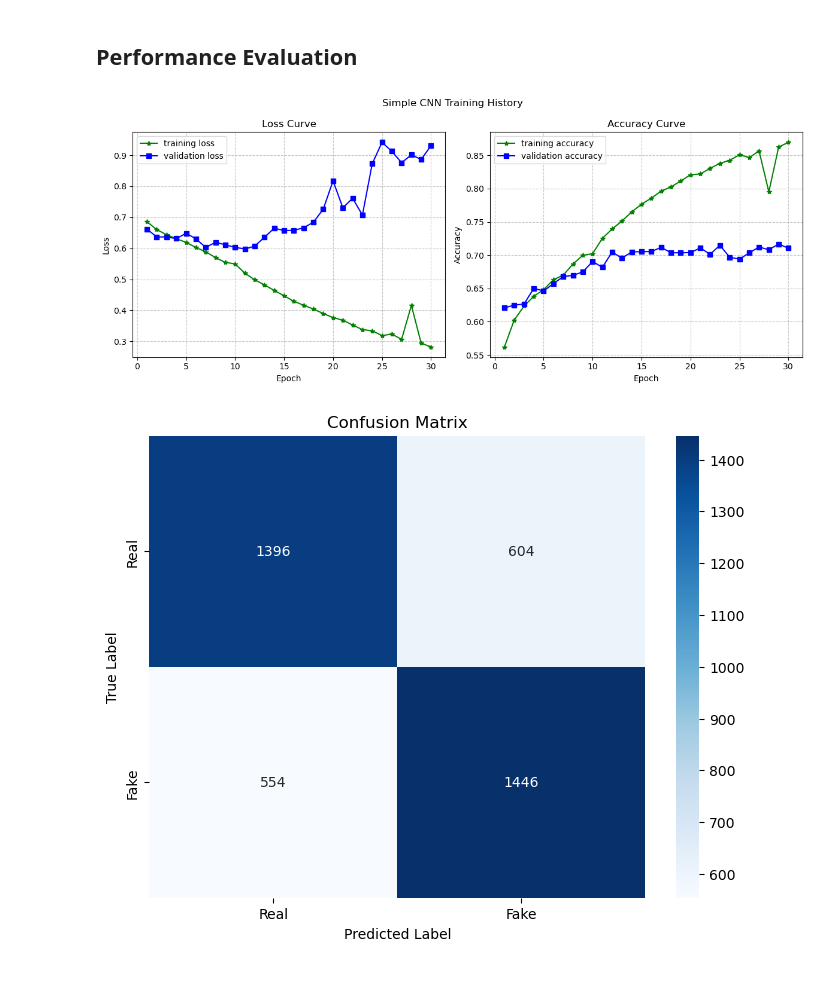
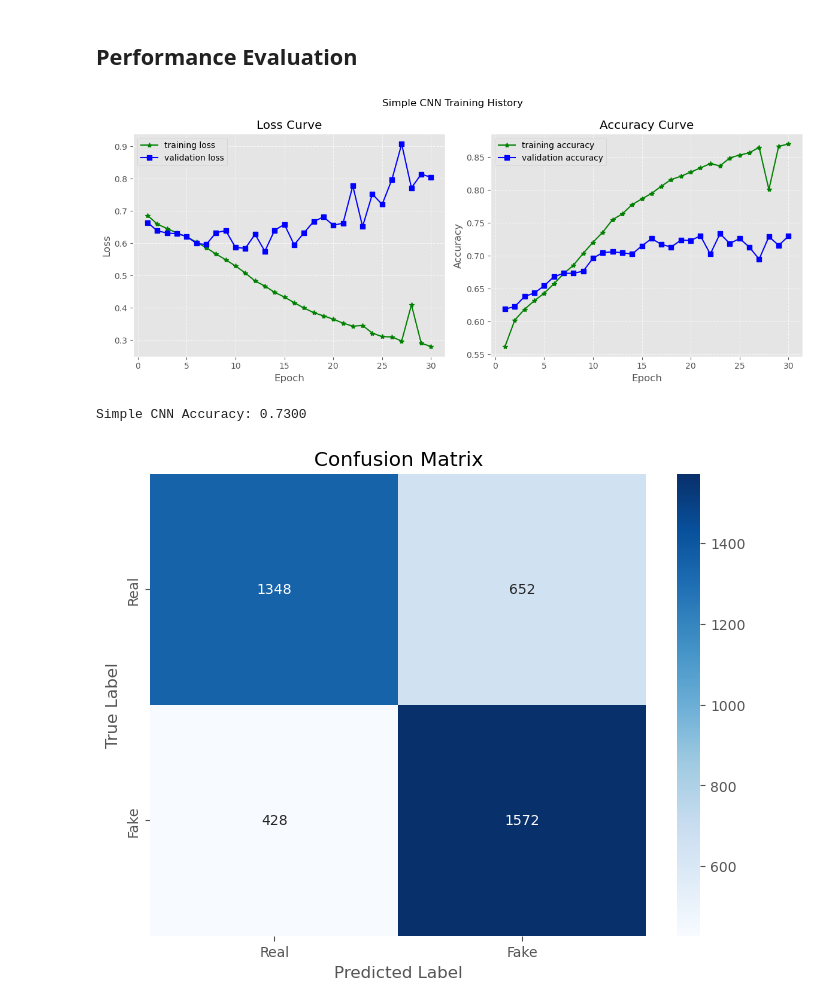
Before and after one commit to DangCongKhai/deep_fake_detection, a Jupyter notebook: notebooks/simpleCNN.ipynb, the cells around one changed output. Drawn from its saved outputs; the diff is of its cells as text; code cells hidden in the pictures; blank space fills up the shorter version.

Commit message:
update: SimpleCNN notebook

```diff
--- a/notebooks/simpleCNN.ipynb
+++ b/notebooks/simpleCNN.ipynb
@@ -201,6 +202,7 @@ History saved to ../results/simpleCNN_deepfake_detection.json
 ## **Performance Evaluation**
 # %%
 import matplotlib.pyplot as plt
+plt.style.use('ggplot')
 
 epochs = range(1, len(history["train_losses"]) + 1)
 
@@ -229,9 +231,8 @@ plt.savefig(img_save)
 plt.tight_layout()
 plt.show()
 # %% [output]
-[figure, old version]
+[figure, new version]
 # %%
-import matplotlib.pyplot as plt
 import seaborn as sns
 from sklearn.metrics import confusion_matrix
 from tqdm import tqdm
@@ -257,11 +258,12 @@ def get_all_predictions(model, loader, device):
 
     return all_labels, all_preds
 
-def plot_confusion_matrix_heatmap(model, loader, device, class_names=['Real', 'Fake']):
+def plot_confusion_matrix_heatmap(y_true, y_pred, class_names=['Real', 'Fake']):
     """
     Generates and plots a confusion matrix heatmap.
     """
-    y_true, y_pred = get_all_predictions(model, loader, device)
+    import matplotlib.pyplot as plt
+    plt.style.use('ggplot')
     cm = confusion_matrix(y_true, y_pred)
     plt.figure(figsize=(8, 6))
     sns.heatmap(cm, annot=True, fmt='d', cmap='Blues',
@@ -273,8 +275,16 @@ def plot_confusion_matrix_heatmap(model, loader, device, class_names=['Real', 'F
     img_save = f"../results/{MODEL_NAME}_{TASK_NAME}_cfm.png"
     plt.savefig(img_save)
     plt.show()
+# %%
+from sklearn.metrics import accuracy_score
+y_true, y_pred = get_all_predictions(model, valid_loader, DEVICE)
+acc = accuracy_score(y_true, y_pred)
+
+print(f"Simple CNN Accuracy: {acc:.4f}")
+# %% [output]
+Simple CNN Accuracy: 0.7300
 # %%
 model.to(DEVICE)
-plot_confusion_matrix_heatmap(model, valid_loader, DEVICE, class_names=['Real', 'Fake'])
+plot_confusion_matrix_heatmap(y_true, y_pred, class_names=['Real', 'Fake'])
 # %% [output]
-[figure, old version]
+[figure, new version]
```
Also changed, not shown: parts of 2 cells of this notebook.
